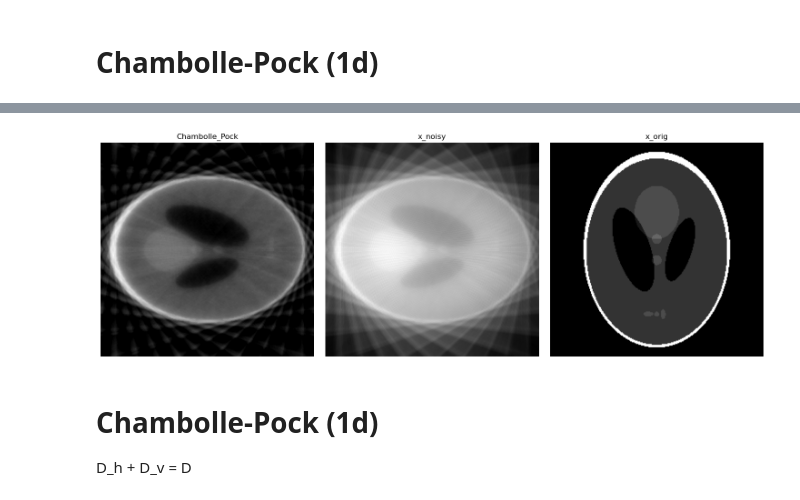
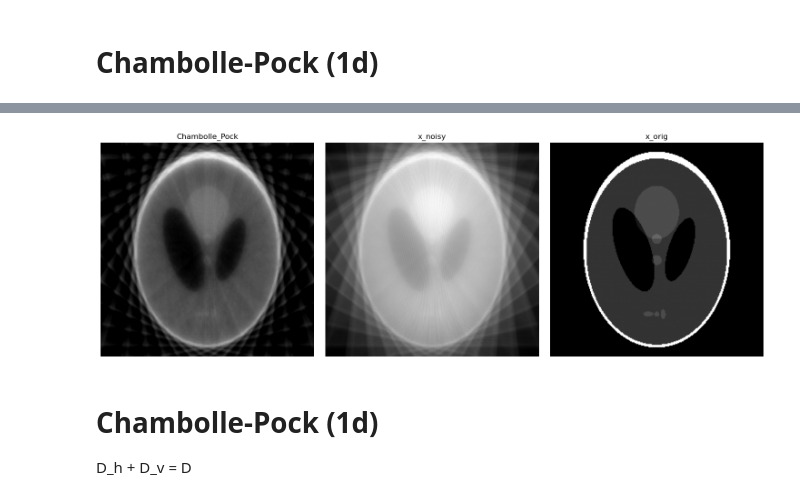
Before and after one commit to Lee-juchan/ysu_convexopt, a Jupyter notebook: hw3_32.ipynb, the cells around one changed output, grey strips where cells are left out. Drawn from its saved outputs; the diff is of its cells as text; code cells hidden in the pictures.

Commit message:
[Fix] fix wrong x_cham angle

```diff
--- a/hw3_32.ipynb
+++ b/hw3_32.ipynb
@@ -33,9 +33,8 @@ Dm = sp.diags([1, -1, 1], offsets=(-(M-1), 0, 1), shape=(M,M))
 D_v = sp.kron(Dm, In)
 # %%
 ''' hyper param '''
-MAXITER = 2000
-CRIT = 2e-5
-
+MAXITER = 10000
+CRIT = 5e-5
 MU = 1
 # LAMBDA = 0.2 # fn에만 사용됨
 
@@ -107,24 +106,24 @@ i = 1999, |x-x|/|x| = 0.00016539511869190484
 # %%
 ''' plot '''
 x_noisy = A.T@b
 
 _, axs = plt.subplots(1,3, figsize=(15,5))
-axs[0].imshow(x_cham.reshape(M,N), cmap='gray')
+axs[0].imshow(x_cham.reshape(M,N, order='F'), cmap='gray')
 axs[0].set_title('Chambolle_Pock')
 axs[0].axis('off')
 
-axs[1].imshow(x_noisy.reshape(M,N), cmap='gray')
+axs[1].imshow(x_noisy.reshape(M,N, order='F'), cmap='gray')
 axs[1].set_title('x_noisy')
 axs[1].axis('off')
 
 axs[2].imshow(x_orig, cmap='gray')
 axs[2].set_title('x_orig')
 axs[2].axis('off')
 
 plt.tight_layout()
 plt.show()
 # %% [output]
-[figure, old version]
+[figure, new version]
 # %% [markdown]
 # Chambolle-Pock (1d)
 D_h + D_v = D
```
Also changed, not shown: parts of 4 cells of this notebook.
